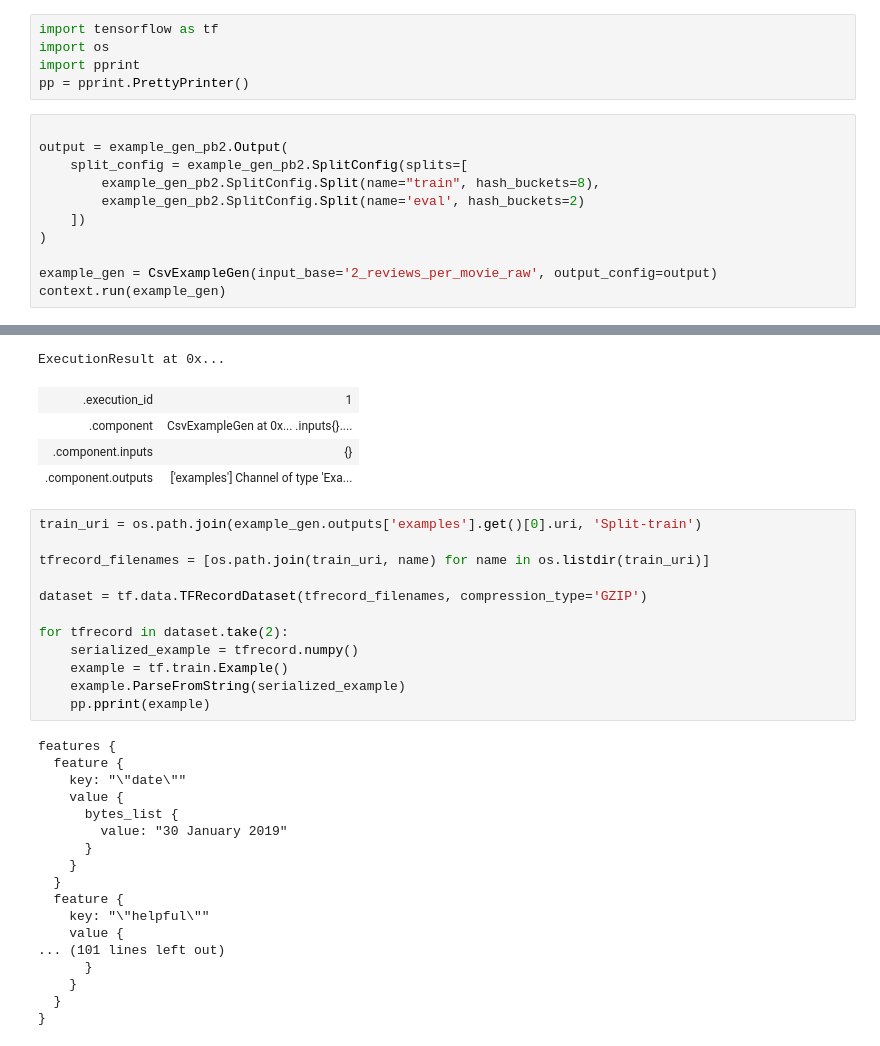
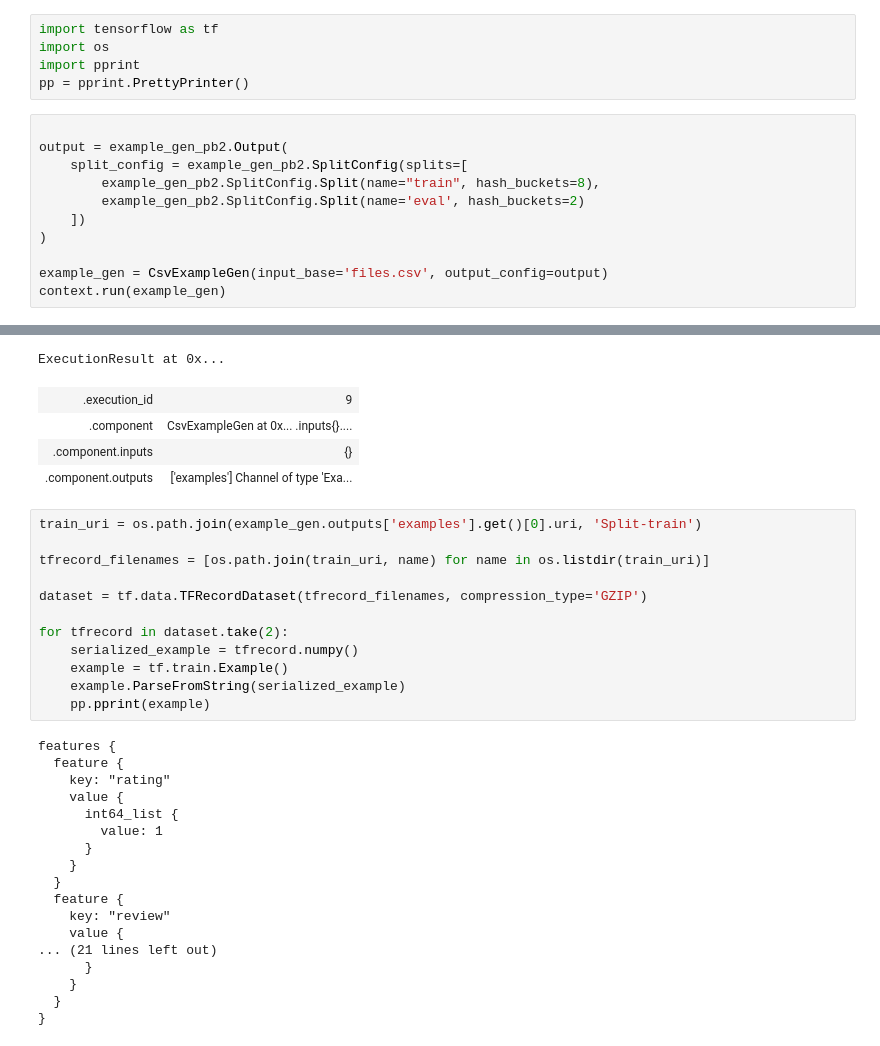
Before and after one commit to amoat7/Text_classification_pipeline_tfx_local, a Jupyter notebook: Text Classification.ipynb, the cells around one changed output, grey strips where cells are left out. Saved outputs shown, nothing was run; the diff lists cells and outputs as text.

```diff
--- a/Text Classification.ipynb
+++ b/Text Classification.ipynb
@@ -54,7 +127,7 @@ output = example_gen_pb2.Output(
     ])
 )
 
-example_gen = CsvExampleGen(input_base='2_reviews_per_movie_raw', output_config=output)
+example_gen = CsvExampleGen(input_base='files.csv', output_config=output)
 context.run(example_gen)
 # %% [output]
 WARNING:root:Make sure that locally built Python SDK docker image has Python 3.8 interpreter.
@@ -62,5 +134,5 @@ WARNING:apache_beam.io.tfrecordio:Couldn't find python-snappy so the implementat
 ExecutionResult at 0x...
-| .execution_id | 1 |
+| .execution_id | 9 |
 | .component | CsvExampleGen at 0x... .inputs{}.... |
 | .component.inputs | {} |
 | .component.outputs | ['examples'] Channel of type 'Exa... |
@@ -79,17 +151,17 @@ for tfrecord in dataset.take(2):
 # %% [output]
 features {
   feature {
-    key: "\"date\""
+    key: "rating"
     value {
-      bytes_list {
-        value: "30 January 2019"
+      int64_list {
+        value: 1
       }
     }
   }
   feature {
-    key: "\"helpful\""
+    key: "review"
     value {
-... (101 lines left out)
+... (21 lines left out)
       }
     }
   }
```
Also changed, not shown: parts of 12 cells of this notebook.
